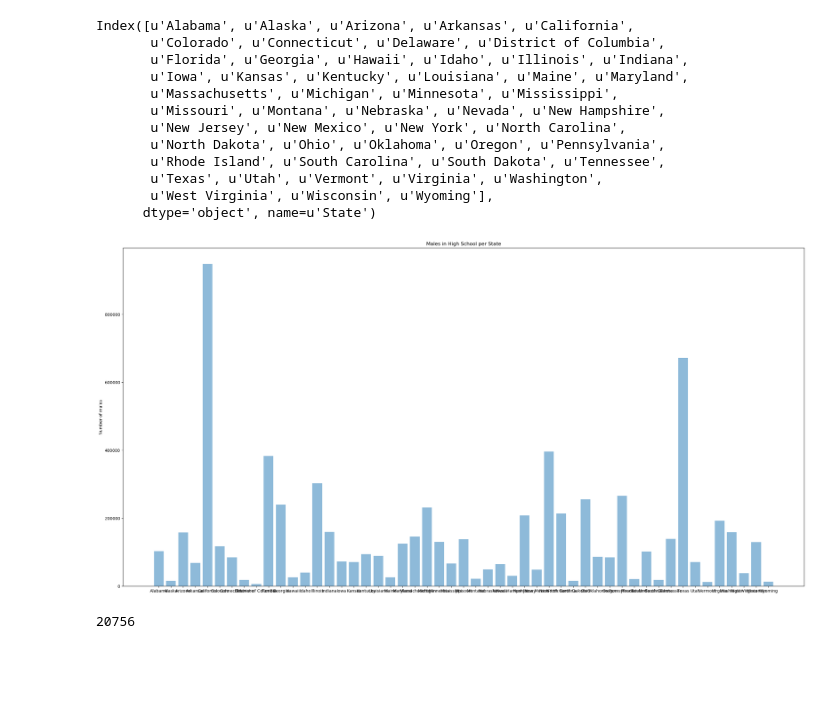
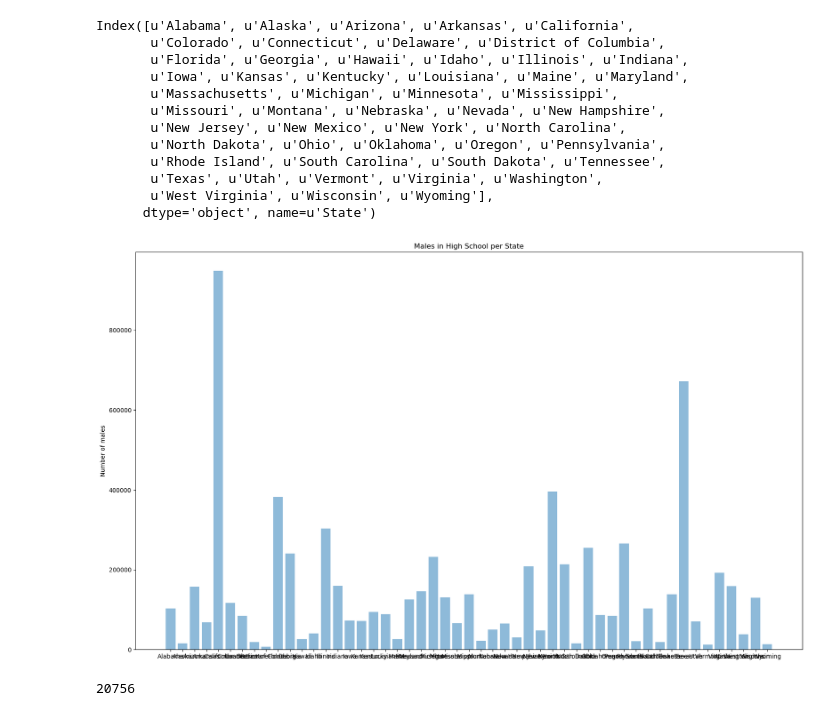
Before and after one commit to avigailvantu/social_impact-, a Jupyter notebook: social_impact.ipynb, the cells around one changed output. Saved outputs shown, nothing was run; the diff lists cells and outputs as text; code cells hidden in the pictures; blank space fills up the shorter version.

```diff
--- a/social_impact.ipynb
+++ b/social_impact.ipynb
@@ -397,14 +397,14 @@ import matplotlib.pyplot as plt; plt.rcdefaults
 import matplotlib.pyplot as plt
 # %%
 states = np.arange(len(gb_merge_sd.State))
-plt.figure(figsize=(30,15))
+plt.figure(figsize=(20,12))
 plt.bar(states, gb_merge_sd.m, align='center', alpha=0.5)
 plt.xticks(states,gb_merge_sd.State)
 plt.ylabel('Number of males')
 plt.title('Males in High School per State')
 plt.show()
 # %% [output]
-[figure, old version]
+[figure, new version]
 # %%
 len(states)
 # %% [output]
```
